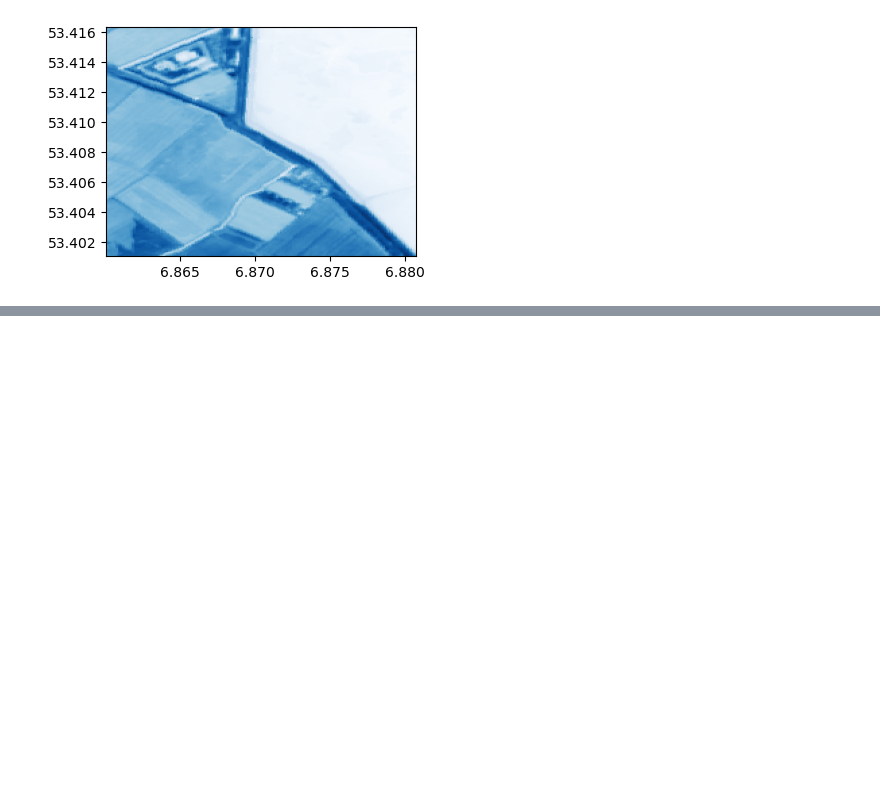
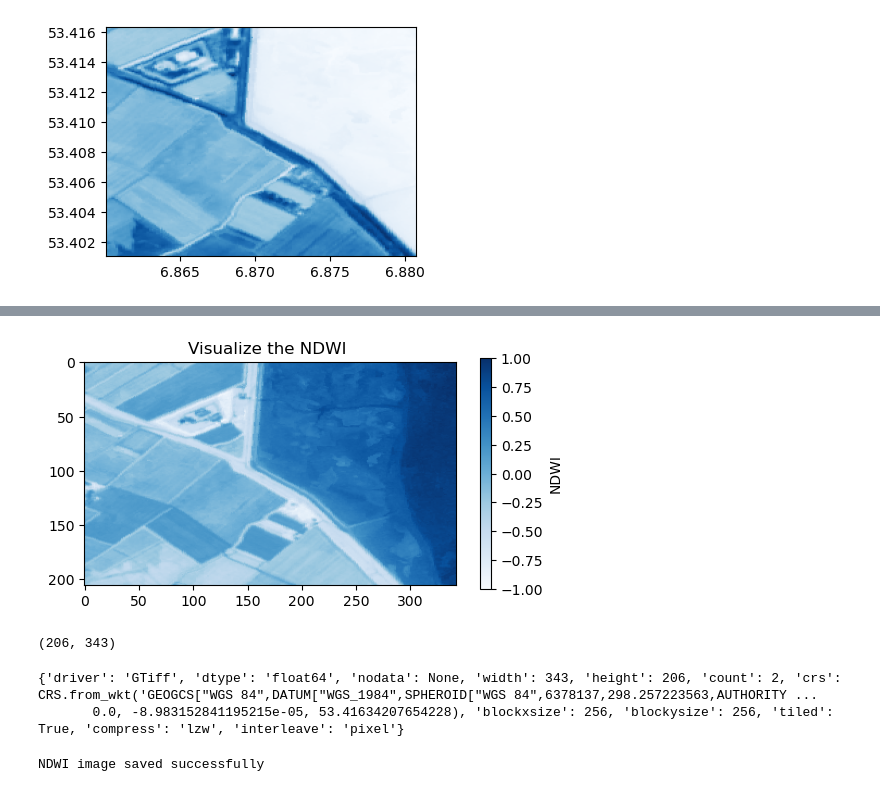
Before and after one commit to code4geoai/geospatial_course, a Jupyter notebook: Lab-5.ipynb, the cells around one changed output, grey strips where cells are left out. Drawn from its saved outputs; the diff is of its cells as text; code cells hidden in the pictures; blank space fills up the shorter version.

```diff
--- a/Lab-5.ipynb
+++ b/Lab-5.ipynb
@@ -171,0 +185,43 @@ with rasterio.open("clipped_multispectral.tif") as verify:
+# %%
+# Normalizing the bands.
+def normalize(band):
+   return (band-band.min()) / (band.max()-band.min())
+# %%
+blue=normalize(multi.read(1))
+green=normalize(multi.read(2))
+red = normalize(multi.read(3))
+nir = normalize(multi.read(4))
+
+ndwi = (green-nir) / (green + nir)
+# %%
+fig,ax = plt.subplots(figsize=(6,6))
+plt.imshow(ndwi,cmap='Blues')
+plt.title("Visualize the NDWI ")
+plt.colorbar(label="NDWI",shrink = 0.5)
+plt.show()
+# %% [output]
+[figure, added]
+# %%
+ndwi.shape
+# %% [output]
+(206, 343)
+# %%
+# Save the NDWI image as a new raster file named ndwi.tif.
+# But first update the profile
+profile = multi.profile
+profile.update(
+    driver='GTiff',
+    count = 2,
+    compress='lzw')
+profile
+# %% [output]
+{'driver': 'GTiff', 'dtype': 'float64', 'nodata': None, 'width': 343, 'height': 206, 'count': 2, 'crs': CRS.from_wkt('GEOGCS["WGS 84",DATUM["WGS_1984",SPHEROID["WGS 84",6378137,298.257223563,AUTHORITY ...
+       0.0, -8.983152841195215e-05, 53.41634207654228), 'blockxsize': 256, 'blockysize': 256, 'tiled': True, 'compress': 'lzw', 'interleave': 'pixel'}
+# %%
+counter = 0
+with rasterio.open("ndwi-1.tif","w",**profile) as dst:
+    dst.write(ndwi,1)
+    counter +=1
+    print(f"NDWI image saved successfully")
+# %% [output]
+NDWI image saved successfully
```
Also changed, not shown: parts of 2 cells of this notebook, 1 other file.
